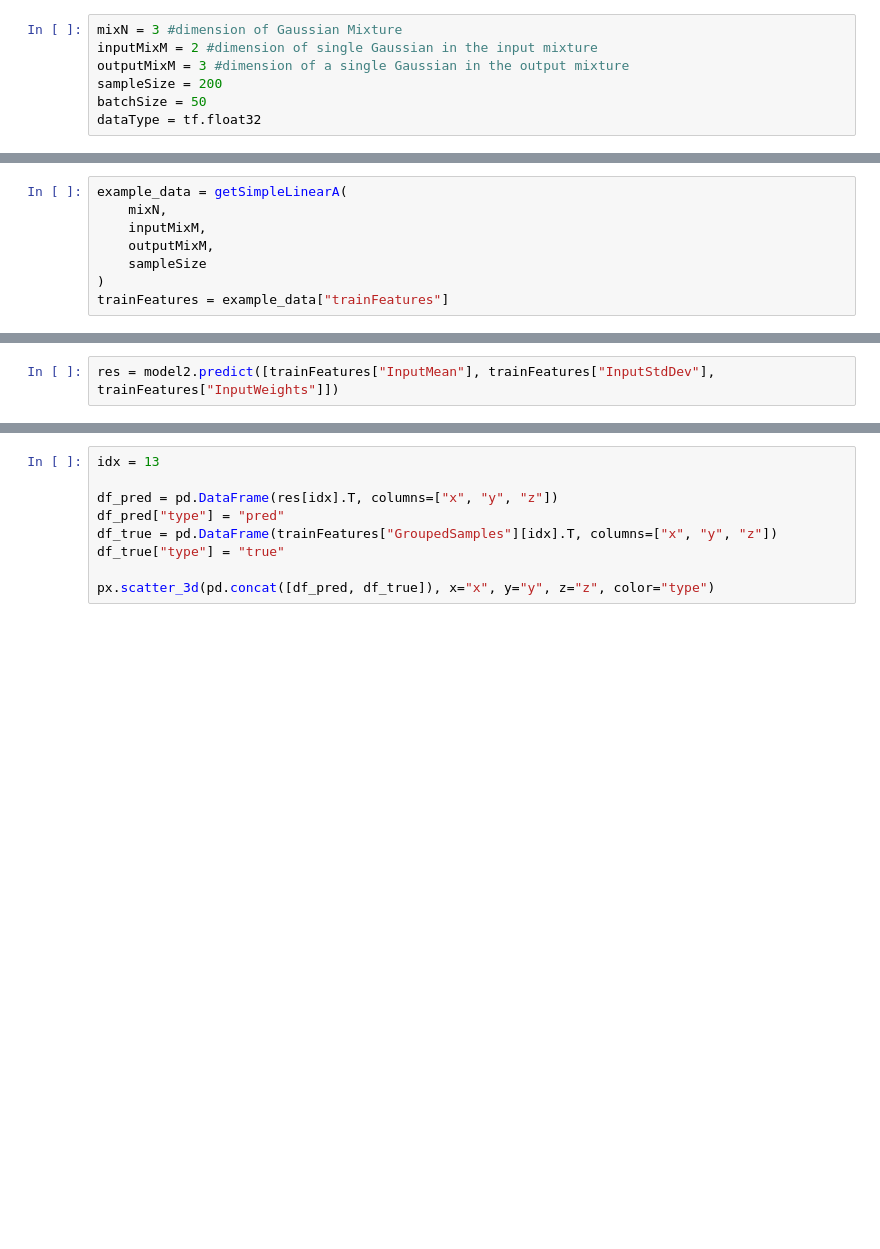
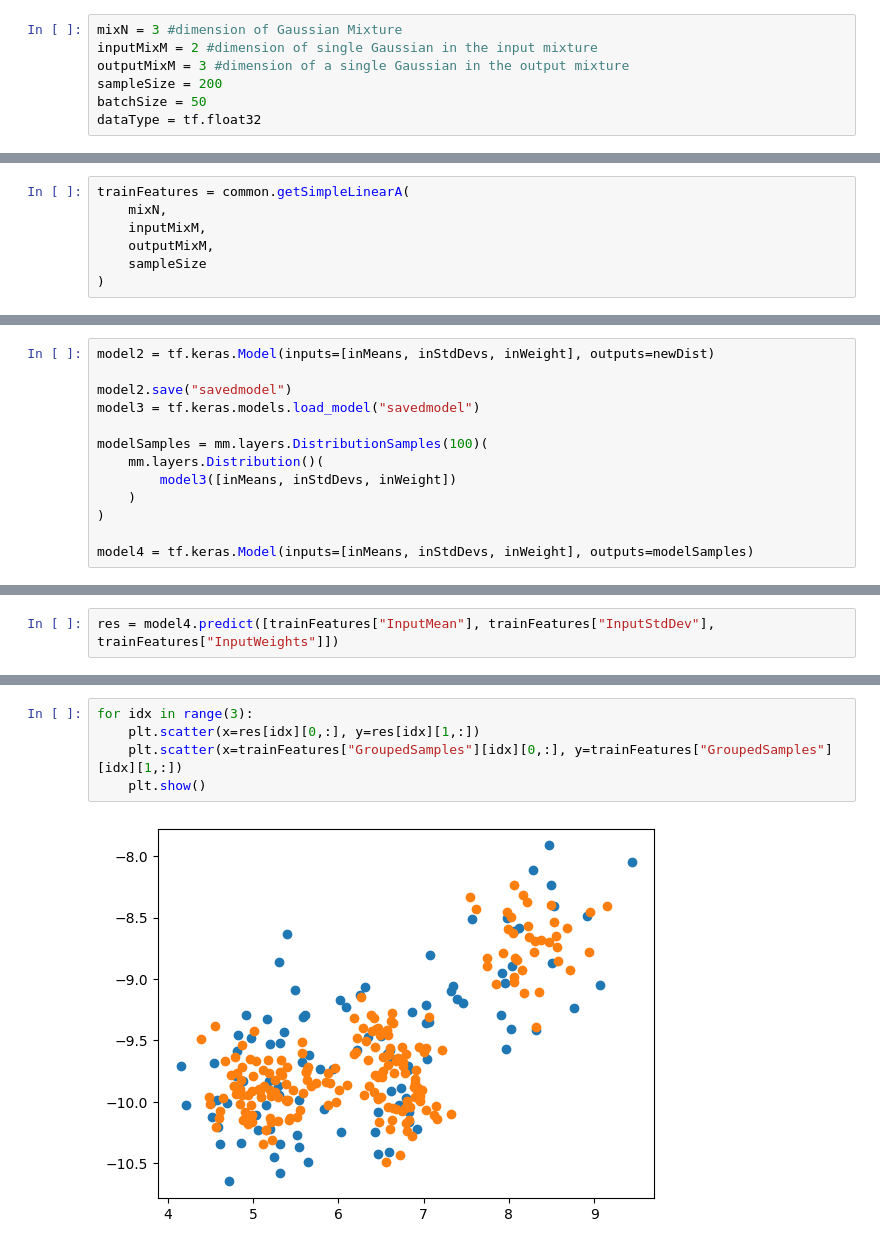
Before and after one commit to VK/my-hub, a Jupyter notebook: workflow/notebooks/tf-mixturemapping-sample.ipynb, the cells around one changed output, grey strips where cells are left out. Saved outputs shown, nothing was run; the diff lists cells and outputs as text; blank space fills up the shorter version.

```diff
--- a/workflow/notebooks/tf-mixturemapping-sample.ipynb
+++ b/workflow/notebooks/tf-mixturemapping-sample.ipynb
@@ -95,8 +16,7 @@ def getSimpleLinearA(mixN,
 # %%
-example_data = getSimpleLinearA(
+trainFeatures = common.getSimpleLinearA(
     mixN,
     inputMixM,
     outputMixM,
     sampleSize
 )
-trainFeatures = example_data["trainFeatures"]
@@ -175,0 +175,13 @@ model2 = tf.keras.Model(inputs=[inMean, inStdDev, inWeight], outputs=modelSample
+# %%
+model2 = tf.keras.Model(inputs=[inMeans, inStdDevs, inWeight], outputs=newDist)
+
+model2.save("savedmodel")
+model3 = tf.keras.models.load_model("savedmodel")
+
+modelSamples = mm.layers.DistributionSamples(100)(
+    mm.layers.Distribution()(
+        model3([inMeans, inStdDevs, inWeight])
+    )
+)
+
+model4 = tf.keras.Model(inputs=[inMeans, inStdDevs, inWeight], outputs=modelSamples)
@@ -176,2 +192,2 @@ model2 = tf.keras.Model(inputs=[inMean, inStdDev, inWeight], outputs=modelSample
 # %%
-res = model2.predict([trainFeatures["InputMean"], trainFeatures["InputStdDev"], trainFeatures["InputWeights"]])
+res = model4.predict([trainFeatures["InputMean"], trainFeatures["InputStdDev"], trainFeatures["InputWeights"]])
@@ -178,9 +196,7 @@ res = model2.predict([trainFeatures["InputMean"], trainFeatures["InputStdDev"],
-# %%
-idx = 13
-
-df_pred = pd.DataFrame(res[idx].T, columns=["x", "y", "z"])
-df_pred["type"] = "pred"
-df_true = pd.DataFrame(trainFeatures["GroupedSamples"][idx].T, columns=["x", "y", "z"])
-df_true["type"] = "true"
-
-px.scatter_3d(pd.concat([df_pred, df_true]), x="x", y="y", z="z", color="type")
+# %%
+for idx in range(3):
+    plt.scatter(x=res[idx][0,:], y=res[idx][1,:])
+    plt.scatter(x=trainFeatures["GroupedSamples"][idx][0,:], y=trainFeatures["GroupedSamples"][idx][1,:])
+    plt.show()
+# %% [output]
+[figure, added]
```
Also changed, not shown: parts of 26 cells of this notebook, 4 other files.
